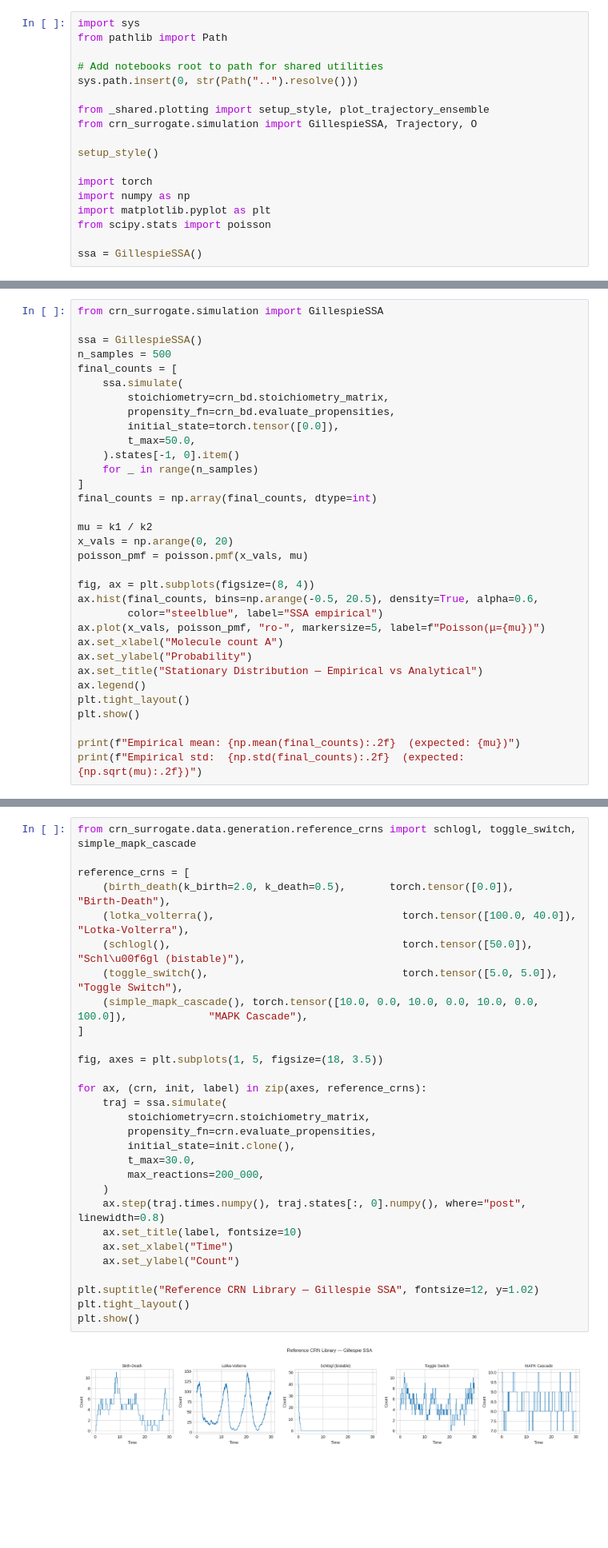
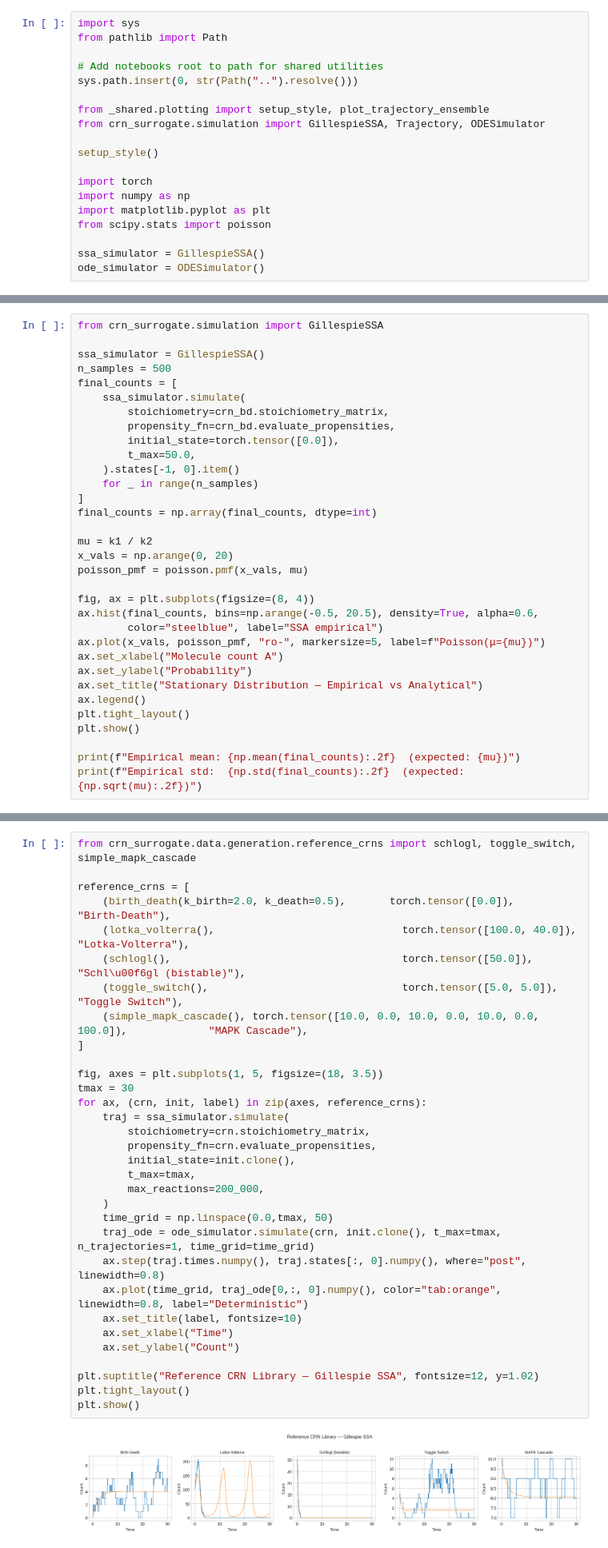
Before and after one commit to Mijan/CRN_Surrogate, a Jupyter notebook: notebooks/foundations/01_crn_and_simulation.ipynb, the cells around one changed output, grey strips where cells are left out. Shown at 80% size. Cells and saved outputs as stored; diff of their text form; blank space fills up the shorter version.

```diff
--- a/notebooks/foundations/01_crn_and_simulation.ipynb
+++ b/notebooks/foundations/01_crn_and_simulation.ipynb
@@ -19,7 +19,7 @@ from pathlib import Path
 sys.path.insert(0, str(Path("..").resolve()))
 
 from _shared.plotting import setup_style, plot_trajectory_ensemble
-from crn_surrogate.simulation import GillespieSSA, Trajectory, O
+from crn_surrogate.simulation import GillespieSSA, Trajectory, ODESimulator
 
 setup_style()
 
@@ -28,7 +28,8 @@ import numpy as np
 import matplotlib.pyplot as plt
 from scipy.stats import poisson
 
-ssa = GillespieSSA()
+ssa_simulator = GillespieSSA()
+ode_simulator = ODESimulator()
 # %% [markdown]
 ## 1. CRN Basics
 
@@ -113,10 +119,10 @@ We sample many trajectories and collect final states. The empirical distribution
 # %%
 from crn_surrogate.simulation import GillespieSSA
 
-ssa = GillespieSSA()
+ssa_simulator = GillespieSSA()
 n_samples = 500
 final_counts = [
-    ssa.simulate(
+    ssa_simulator.simulate(
         stoichiometry=crn_bd.stoichiometry_matrix,
         propensity_fn=crn_bd.evaluate_propensities,
         initial_state=torch.tensor([0.0]),
@@ -214,34 +227,37 @@ The library provides five reference CRNs covering qualitatively different dynami
 # %%
 from crn_surrogate.data.generation.reference_crns import schlogl, toggle_switch, simple_mapk_cascade
 
 reference_crns = [
     (birth_death(k_birth=2.0, k_death=0.5),       torch.tensor([0.0]),                          "Birth-Death"),
     (lotka_volterra(),                              torch.tensor([100.0, 40.0]),                  "Lotka-Volterra"),
     (schlogl(),                                     torch.tensor([50.0]),                         "Schl\u00f6gl (bistable)"),
     (toggle_switch(),                               torch.tensor([5.0, 5.0]),                     "Toggle Switch"),
     (simple_mapk_cascade(), torch.tensor([10.0, 0.0, 10.0, 0.0, 10.0, 0.0, 100.0]),             "MAPK Cascade"),
 ]
 
 fig, axes = plt.subplots(1, 5, figsize=(18, 3.5))
-
+tmax = 30
 for ax, (crn, init, label) in zip(axes, reference_crns):
-    traj = ssa.simulate(
+    traj = ssa_simulator.simulate(
         stoichiometry=crn.stoichiometry_matrix,
         propensity_fn=crn.evaluate_propensities,
         initial_state=init.clone(),
-        t_max=30.0,
+        t_max=tmax,
         max_reactions=200_000,
     )
+    time_grid = np.linspace(0.0,tmax, 50)
+    traj_ode = ode_simulator.simulate(crn, init.clone(), t_max=tmax, n_trajectories=1, time_grid=time_grid)
     ax.step(traj.times.numpy(), traj.states[:, 0].numpy(), where="post", linewidth=0.8)
+    ax.plot(time_grid, traj_ode[0,:, 0].numpy(), color="tab:orange", linewidth=0.8, label="Deterministic")
     ax.set_title(label, fontsize=10)
     ax.set_xlabel("Time")
     ax.set_ylabel("Count")
 
 plt.suptitle("Reference CRN Library — Gillespie SSA", fontsize=12, y=1.02)
 plt.tight_layout()
 plt.show()
 # %% [output]
-[figure, old version]
+[figure, new version]
 # %% [markdown]
 ## 5. Trajectory Interpolation
 
```
Also changed, not shown: parts of 6 cells of this notebook.
